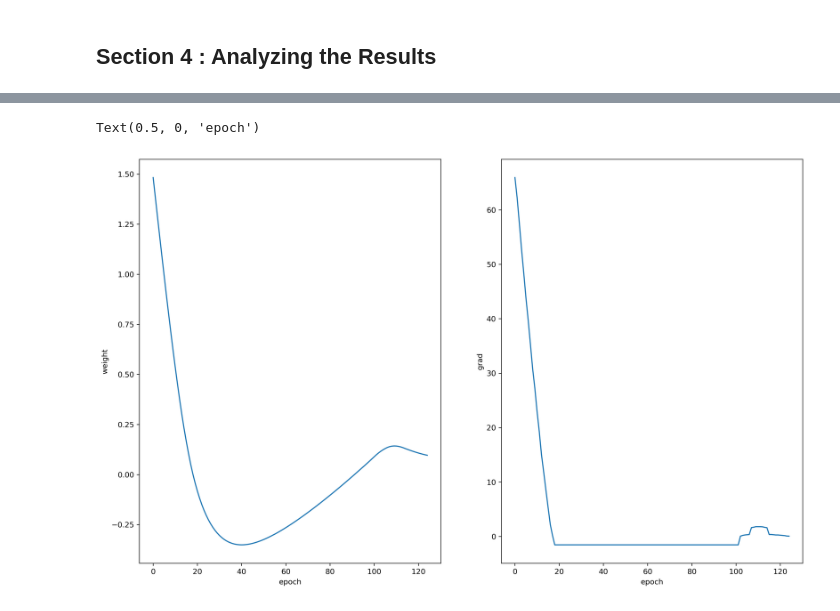
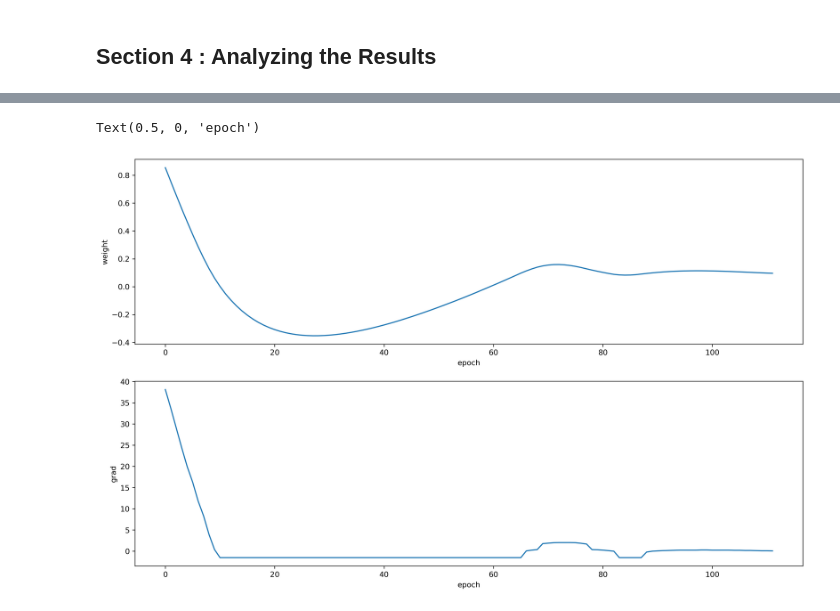
Before and after one commit to synsense/snn-workshop-amld-2022, a Jupyter notebook: 3. Training SNNs from scracth/training_snn.ipynb, the cells around one changed output, grey strips where cells are left out. Cells and saved outputs as stored; diff of their text form; code cells hidden in the pictures.

Commit message:
Improvements on snn training tutorial * Plotting utilities * Structuring, order change * Experimenting with custom loss functions

```diff
--- a/3. Training SNNs from scracth/training_snn.ipynb
+++ b/3. Training SNNs from scracth/training_snn.ipynb
@@ -71,0 +136,12 @@ plt.rcParams['figure.dpi'] = 300
+# %%
+def one_spike_sample(
+    t_spike: float = 10e-3,
+    duration: float = 100e-3,
+    dt: float = 1e-3,
+) -> torch.tensor:
+
+    _n = lambda t: int(np.around(t / dt))
+    _sample = torch.zeros((1, _n(duration), 1))
+    _sample[0, _n(t_spike), 0] = 1
+
+    return _sample
@@ -116,2 +249,5 @@ inp, tgt = dataset.__getitem__(0)
+# %%
+inp = one_spike_sample(t_spike=10e-3, duration=100e-3, dt=1e-3)
+tgt = one_spike_sample(t_spike=30e-3, duration=100e-3, dt=1e-3)
 # %%
 fig = plt.figure()
@@ -204,18 +303,17 @@ grad_trace = []
 for i in tqdm(range(1000)):
     model.reset_state()
     optim.zero_grad()
-    out, state, rec = model.evolve(inp, record=True)
+    out, state, rec = model.evolve(inp[0], record=True)
 
     reg = 0.01 * (rec['1_LIFTorch']['spikes'].sum() - 1) ** 2
 
-    loss = crit(tgt, out) * dataset.T_total + reg
+    loss = crit(tgt, out) * 100 + reg
     loss_trace.append(loss.item())
 
     if loss == 0:
         break
 
     loss.backward()
-
     optim.step()
 
     param_trace.append(model._modules['0_LinearTorch'].weight.data[0, 0].item())
@@ -245,13 +343,13 @@ vmem.plot()
 # %%
 fig = plt.figure(figsize=(16, 10))
-ax = fig.add_subplot(121)
+ax = fig.add_subplot(211)
 plt.plot(param_trace)
 plt.ylabel("weight")
 plt.xlabel("epoch")
-ax = fig.add_subplot(122)
+ax = fig.add_subplot(212)
 plt.plot(grad_trace)
 plt.ylabel("grad")
 plt.xlabel("epoch")
 # %% [output]
 Text(0.5, 0, 'epoch')
-[figure, old version]
+[figure, new version]
```
Also changed, not shown: parts of 42 cells of this notebook.
